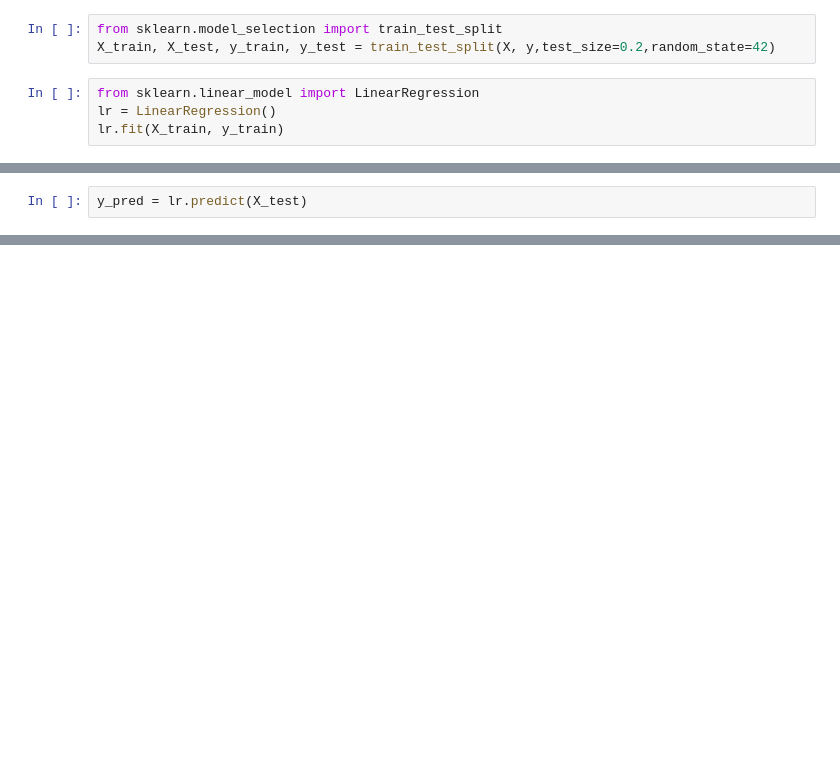
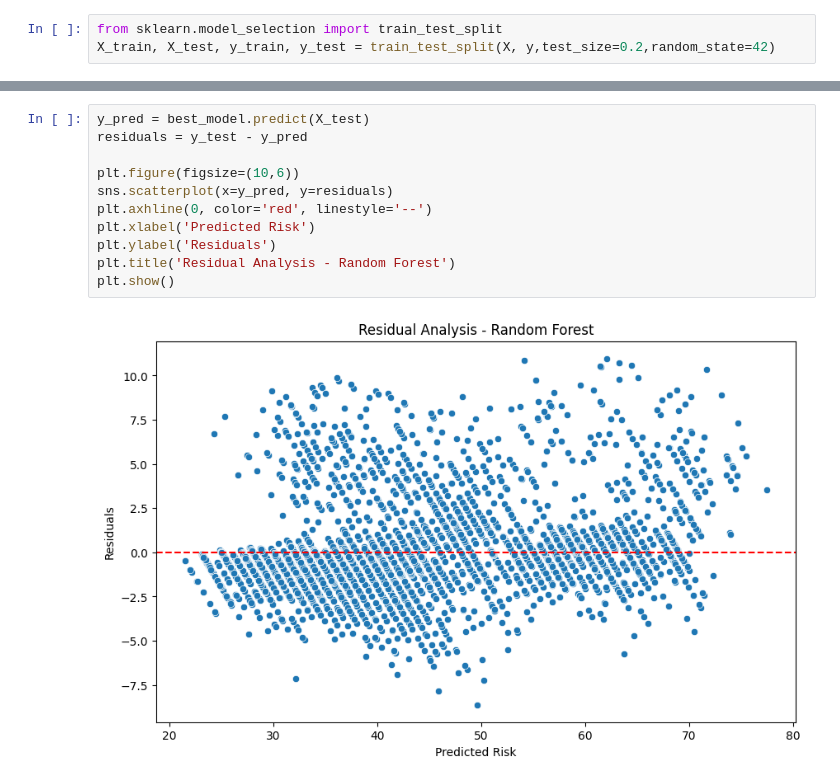
Before and after one commit to cpawar007/Loan-Risk-Analysis, a Jupyter notebook: Notebooks/06_machine_learning.ipynb, the cells around one changed output, grey strips where cells are left out. Cells and saved outputs as stored; diff of their text form; blank space fills up the shorter version.

```diff
--- a/Notebooks/06_machine_learning.ipynb
+++ b/Notebooks/06_machine_learning.ipynb
@@ -199,7 +201,3 @@ X = df1.drop(columns=['risk','cust_id','percent'],axis=1)
 # %%
 from sklearn.model_selection import train_test_split
 X_train, X_test, y_train, y_test = train_test_split(X, y,test_size=0.2,random_state=42)
-# %%
-from sklearn.linear_model import LinearRegression
-lr = LinearRegression()
-lr.fit(X_train, y_train)
@@ -213,2 +203,0 @@ array(['age', 'income', 'emp', 'amount', 'intrest', 'percent', 'history'],
-# %%
-y_pred = lr.predict(X_test)
@@ -246,0 +331,13 @@ LinearRegression()
+# %%
+y_pred = best_model.predict(X_test)
+residuals = y_test - y_pred
+
+plt.figure(figsize=(10,6))
+sns.scatterplot(x=y_pred, y=residuals)
+plt.axhline(0, color='red', linestyle='--')
+plt.xlabel('Predicted Risk')
+plt.ylabel('Residuals')
+plt.title('Residual Analysis - Random Forest')
+plt.show()
+# %% [output]
+[figure, added]
```
Also changed, not shown: parts of 27 cells of this notebook.
